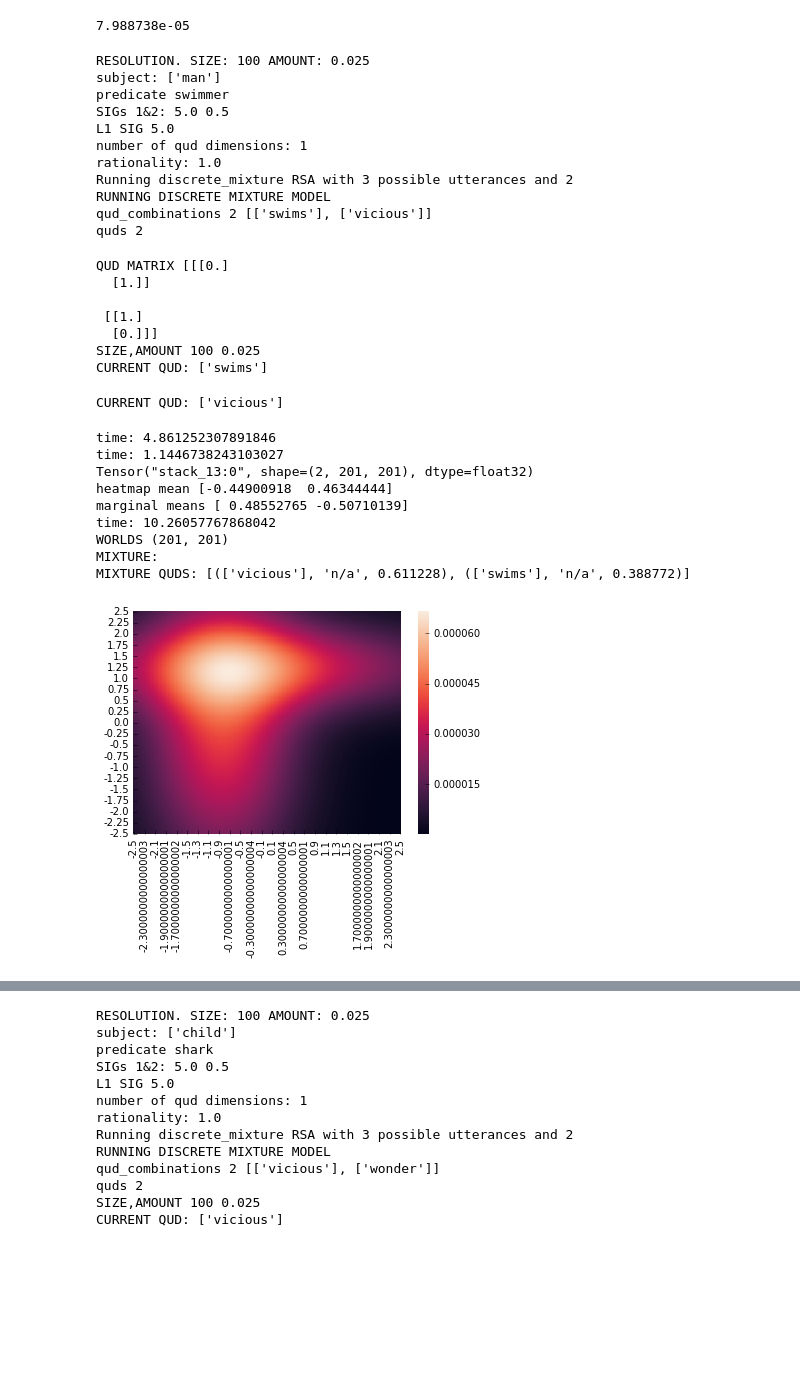
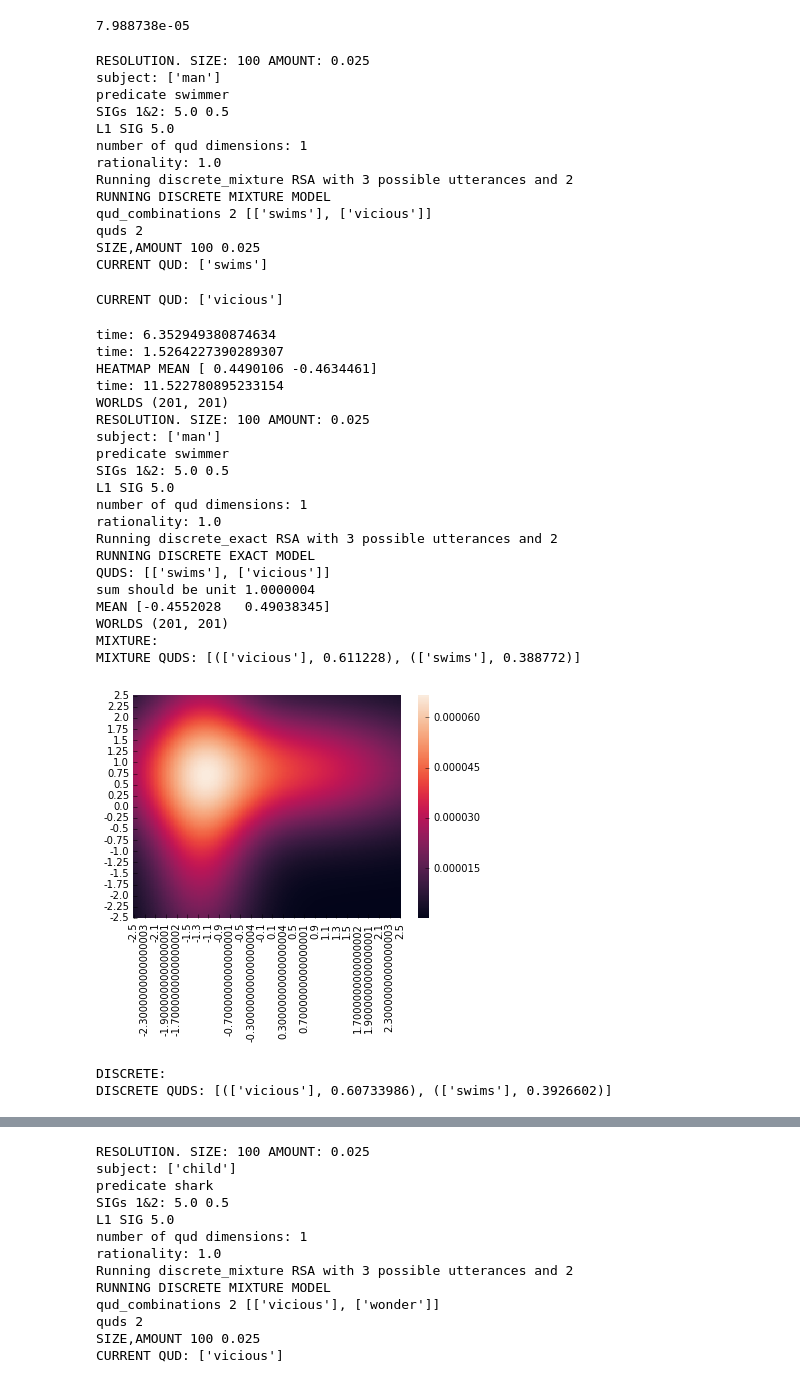
Before and after one commit to reubenharry/Distributional-RSA, a Jupyter notebook: minimal_case.ipynb, the cells around one changed output, grey strips where cells are left out. Cells and saved outputs as stored; diff of their text form; code cells hidden in the pictures; blank space fills up the shorter version.

```diff
--- a/minimal_case.ipynb
+++ b/minimal_case.ipynb
@@ -133,43 +134,51 @@ np.max(np.asarray(hm_mix))
 7.988738e-05
 # %%
 hm_mix,quds_mix = titrate(model_type="discrete_mixture",subj="man",quds=['vicious','swims'],possible_utterances=["shark","swimmer","man"],pred='swimmer',sig1=5.0,sig2=0.5,l1_sig1=5.0)
-# hm_disc,quds_disc = titrate(model_type="discrete_exact",subj="child",quds=['vicious','wonder'],possible_utterances=["shark","swimmer","man"],pred='shark',sig1=5.0,sig2=0.5,l1_sig1=5.0)
+hm_disc,quds_disc = titrate(model_type="discrete_exact",subj="man",quds=['vicious','swims'],possible_utterances=["shark","swimmer","man"],pred='swimmer',sig1=5.0,sig2=0.5,l1_sig1=5.0)
 
 print("MIXTURE:")
 seaborn.heatmap(hm_mix)
 print("MIXTURE QUDS:",quds_mix)
 plt.show()
-# print("DISCRETE:")
-# seaborn.heatmap(hm_disc)
-# print("DISCRETE QUDS:",quds_disc)
-# plt.show()
+print("DISCRETE:")
+seaborn.heatmap(hm_disc)
+print("DISCRETE QUDS:",quds_disc)
+plt.show()
 # %% [output]
 RESOLUTION. SIZE: 100 AMOUNT: 0.025
 subject: ['man']
 predicate swimmer
 SIGs 1&2: 5.0 0.5
 L1 SIG 5.0
 number of qud dimensions: 1
 rationality: 1.0
 Running discrete_mixture RSA with 3 possible utterances and 2
 RUNNING DISCRETE MIXTURE MODEL
 qud_combinations 2 [['swims'], ['vicious']]
 quds 2
+SIZE,AMOUNT 100 0.025
+CURRENT QUD: ['swims']
-QUD MATRIX [[[0.]
-  [1.]]
-
- [[1.]
-  [0.]]]
-SIZE,AMOUNT 100 0.025
-CURRENT QUD: ['swims']
+CURRENT QUD: ['vicious']
-CURRENT QUD: ['vicious']
+time: 6.352949380874634
+time: 1.5264227390289307
+HEATMAP MEAN [ 0.4490106 -0.4634461]
+time: 11.522780895233154
+WORLDS (201, 201)
+RESOLUTION. SIZE: 100 AMOUNT: 0.025
+subject: ['man']
+predicate swimmer
+SIGs 1&2: 5.0 0.5
+L1 SIG 5.0
+number of qud dimensions: 1
+rationality: 1.0
+Running discrete_exact RSA with 3 possible utterances and 2
+RUNNING DISCRETE EXACT MODEL
+QUDS: [['swims'], ['vicious']]
+sum should be unit 1.0000004
+MEAN [-0.4552028   0.49038345]
+WORLDS (201, 201)
+MIXTURE:
+MIXTURE QUDS: [(['vicious'], 0.611228), (['swims'], 0.388772)]
+[figure, new version]
-time: 4.861252307891846
-time: 1.1446738243103027
-Tensor("stack_13:0", shape=(2, 201, 201), dtype=float32)
-heatmap mean [-0.44900918  0.46344444]
-marginal means [ 0.48552765 -0.50710139]
-time: 10.26057767868042
-WORLDS (201, 201)
-MIXTURE:
-MIXTURE QUDS: [(['vicious'], 'n/a', 0.611228), (['swims'], 'n/a', 0.388772)]
+DISCRETE:
+DISCRETE QUDS: [(['vicious'], 0.60733986), (['swims'], 0.3926602)]
-[figure, old version]
```
Also changed, not shown: parts of 4 cells of this notebook, 4 other files.
